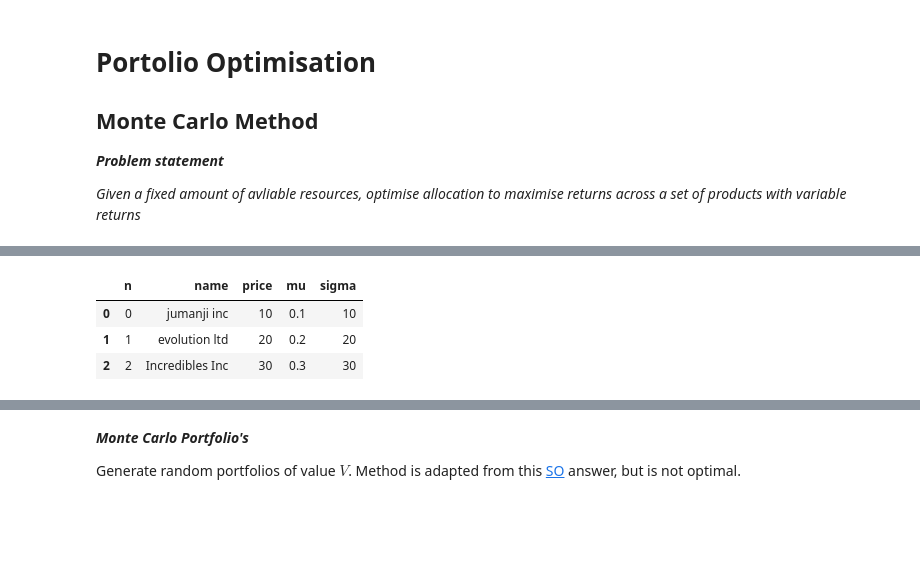
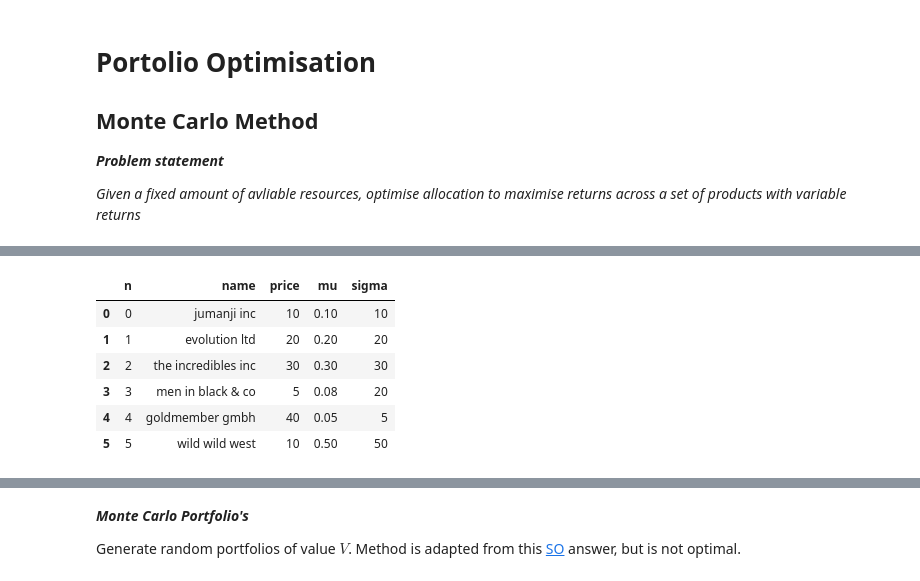
Before and after one commit to bpostance/learn_data_science, a Jupyter notebook: optimization/00-optimisation-monte-carlo-v0.0.ipynb, the cells around one changed output, grey strips where cells are left out. Drawn from its saved outputs; the diff is of its cells as text; code cells hidden in the pictures; blank space fills up the shorter version.

```diff
--- a/optimization/00-optimisation-monte-carlo-v0.0.ipynb
+++ b/optimization/00-optimisation-monte-carlo-v0.0.ipynb
@@ -30,25 +30,43 @@ Assumptions:
 # %%
 stocks = [
            {'n':0,
             'name':'jumanji inc',
             'price':10,
             'mu':0.1,
             'sigma':10},
            {'n':1,
             'name':'evolution ltd',
             'price':20,
             'mu':0.2,
             'sigma':20},
            {'n':2,
-            'name':'Incredibles Inc',
+            'name':'the incredibles inc',
             'price':30,
             'mu':0.3,
-            'sigma':30}
+            'sigma':30},
+           {'n':3,
+            'name':'men in black & co',
+            'price':5,
+            'mu':0.08,
+            'sigma':20},
+           {'n':4,
+            'name':'goldmember gmbh',
+            'price':40,
+            'mu':0.05,
+            'sigma':5},
+           {'n':5,
+            'name':'wild wild west',
+            'price':10,
+            'mu':0.5,
+            'sigma':50}
         ]
 stocks_df = pd.DataFrame(stocks)
 stocks_df
 # %% [output]
 |  | n | name | price | mu | sigma |
-| 0 | 0 | jumanji inc | 10 | 0.1 | 10 |
-| 1 | 1 | evolution ltd | 20 | 0.2 | 20 |
-| 2 | 2 | Incredibles Inc | 30 | 0.3 | 30 |
+| 0 | 0 | jumanji inc | 10 | 0.10 | 10 |
+| 1 | 1 | evolution ltd | 20 | 0.20 | 20 |
+| 2 | 2 | the incredibles inc | 30 | 0.30 | 30 |
+| 3 | 3 | men in black & co | 5 | 0.08 | 20 |
+| 4 | 4 | goldmember gmbh | 40 | 0.05 | 5 |
+| 5 | 5 | wild wild west | 10 | 0.50 | 50 |
```
Also changed, not shown: parts of 6 cells of this notebook.
